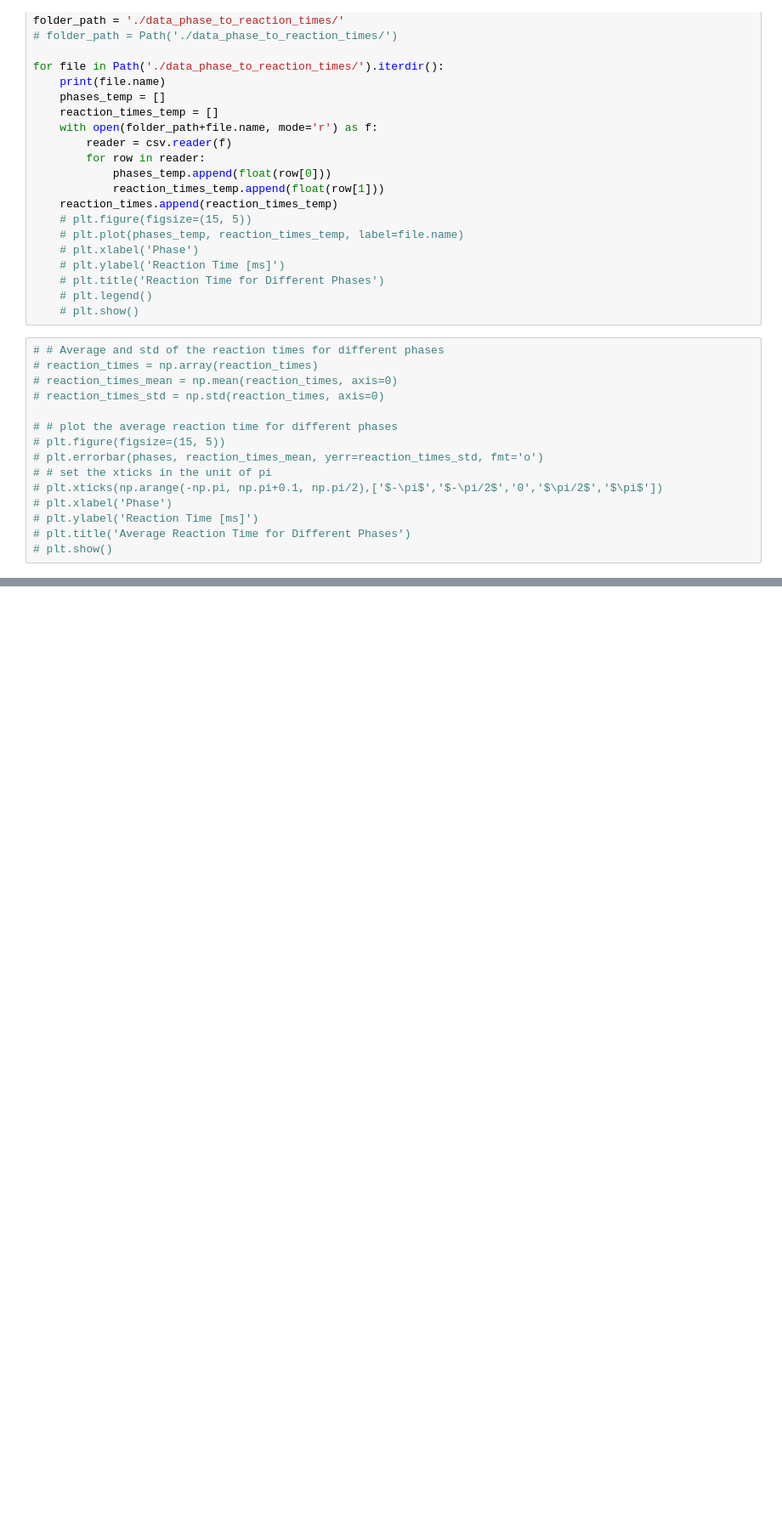
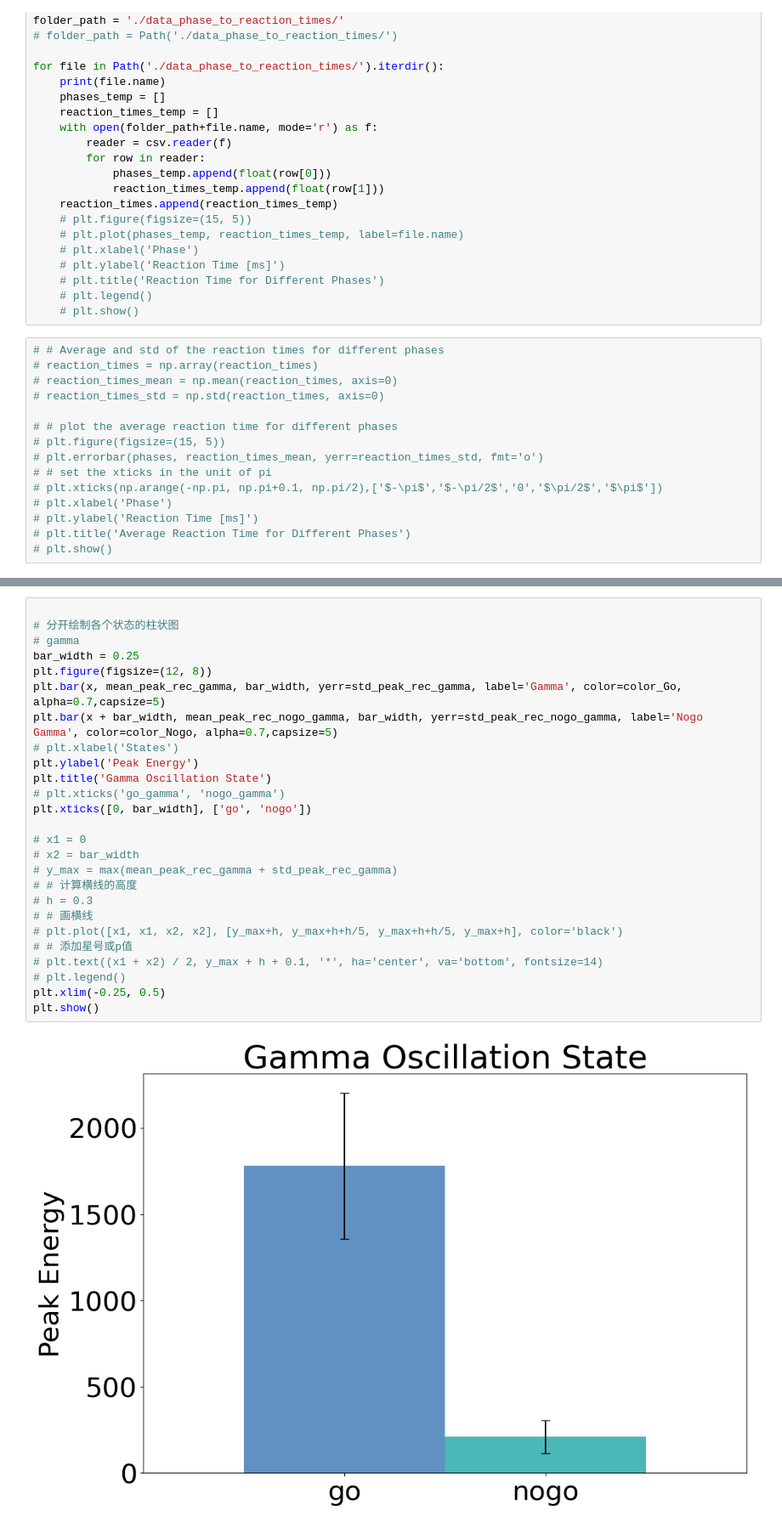
Before and after one commit to LiBinUtokyo/LowRank_ModifiedTheta_SNN, a Jupyter notebook: PYTHON/phase_sensitivity.ipynb, the cells around one changed output, grey strips where cells are left out. Shown at 85% size. Cells and saved outputs as stored; diff of their text form; blank space fills up the shorter version.

```diff
--- a/PYTHON/phase_sensitivity.ipynb
+++ b/PYTHON/phase_sensitivity.ipynb
@@ -918,0 +1071,28 @@ for file in Path('./data_phase_to_reaction_times/').iterdir():
+# %%
+
+# 分开绘制各个状态的柱状图
+# gamma
+bar_width = 0.25
+plt.figure(figsize=(12, 8))
+plt.bar(x, mean_peak_rec_gamma, bar_width, yerr=std_peak_rec_gamma, label='Gamma', color=color_Go, alpha=0.7,capsize=5)
+plt.bar(x + bar_width, mean_peak_rec_nogo_gamma, bar_width, yerr=std_peak_rec_nogo_gamma, label='Nogo Gamma', color=color_Nogo, alpha=0.7,capsize=5)
+# plt.xlabel('States')
+plt.ylabel('Peak Energy')
+plt.title('Gamma Oscillation State')
+# plt.xticks('go_gamma', 'nogo_gamma')
+plt.xticks([0, bar_width], ['go', 'nogo'])
+
+# x1 = 0
+# x2 = bar_width
+# y_max = max(mean_peak_rec_gamma + std_peak_rec_gamma)
+# # 计算横线的高度
+# h = 0.3
+# # 画横线
+# plt.plot([x1, x1, x2, x2], [y_max+h, y_max+h+h/5, y_max+h+h/5, y_max+h], color='black')
+# # 添加星号或p值
+# plt.text((x1 + x2) / 2, y_max + h + 0.1, '*', ha='center', va='bottom', fontsize=14)
+# plt.legend()
+plt.xlim(-0.25, 0.5)
+plt.show()
+# %% [output]
+[figure, added]
```
Also changed, not shown: parts of 11 cells of this notebook, 6 other files.
